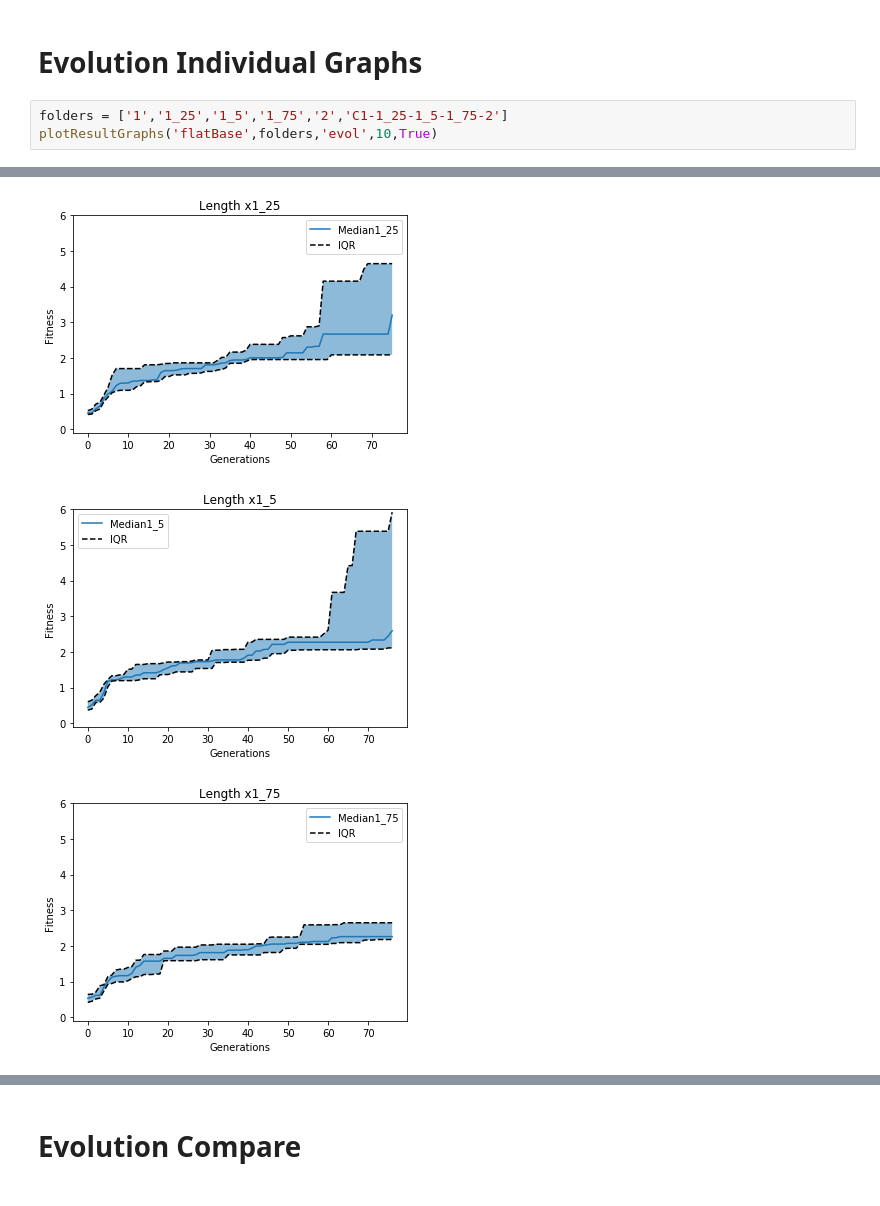
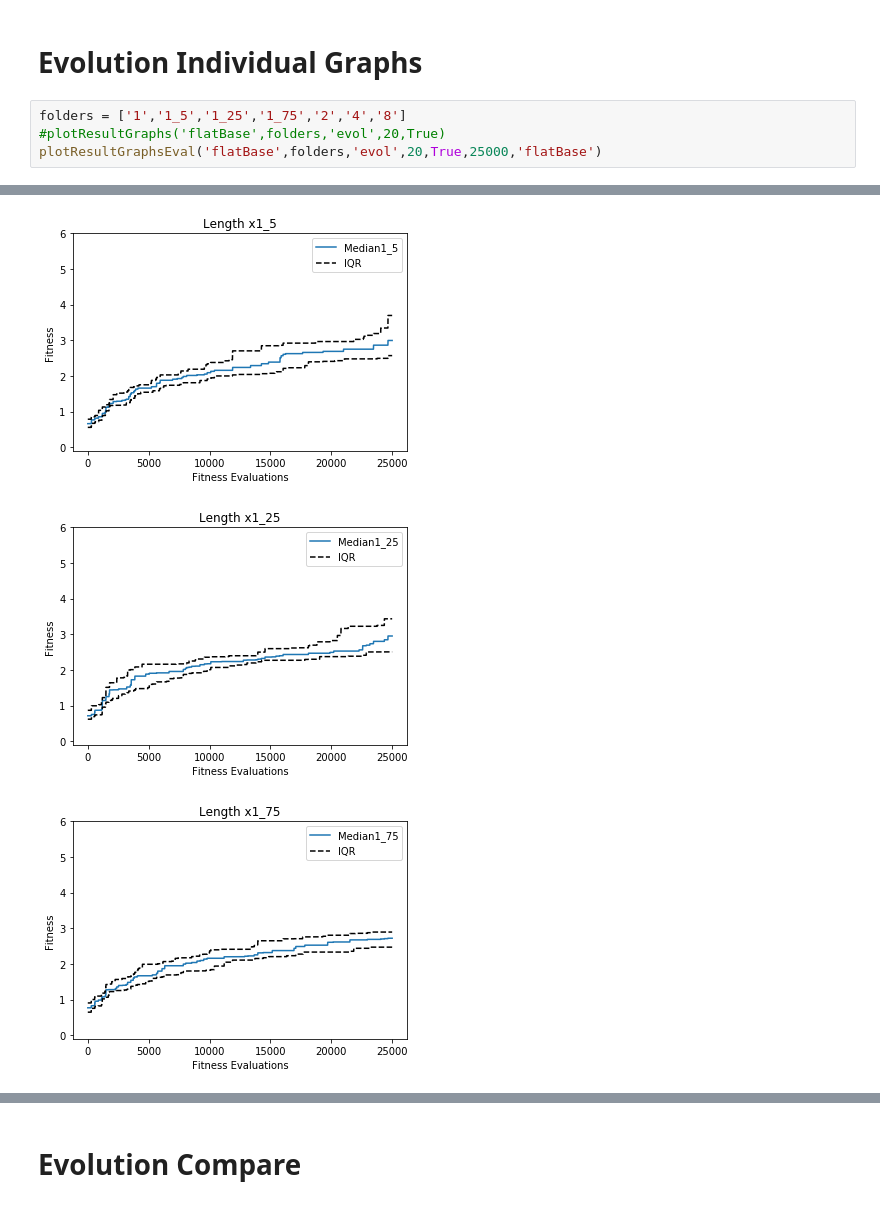
Before and after one commit to rmorenoga/paperGraphs, a Jupyter notebook: GraphsFlatBase.ipynb, the cells around one changed output, grey strips where cells are left out. Saved outputs shown, nothing was run; the diff lists cells and outputs as text.

```diff
--- a/GraphsFlatBase.ipynb
+++ b/GraphsFlatBase.ipynb
@@ -5,6 +5,7 @@
 # %% [markdown]
 # Evolution Individual Graphs
 # %%
-folders = ['1','1_25','1_5','1_75','2','C1-1_25-1_5-1_75-2']
-plotResultGraphs('flatBase',folders,'evol',10,True)
+folders = ['1','1_5','1_25','1_75','2','4','8']
+#plotResultGraphs('flatBase',folders,'evol',20,True)
+plotResultGraphsEval('flatBase',folders,'evol',20,True,25000,'flatBase')
 # %% [output]
@@ -12,3 +30,3 @@ plotResultGraphs('flatBase',folders,'evol',10,True)
-[figure, old version]
+[figure, new version]
-[figure, old version]
+[figure, new version]
-[figure, old version]
+[figure, new version]
```
Also changed, not shown: parts of 8 cells of this notebook, 2 other files.
